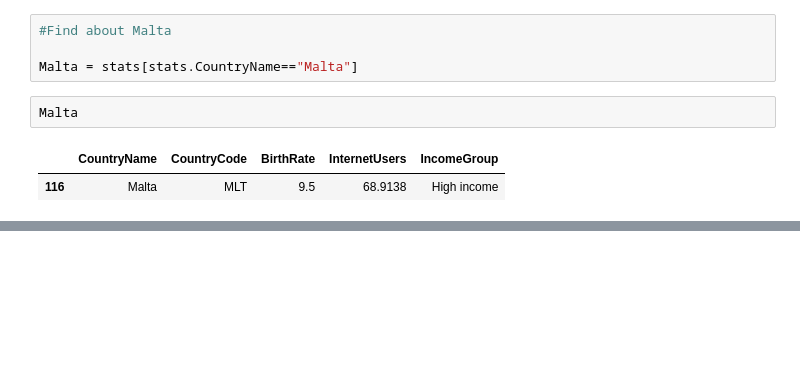
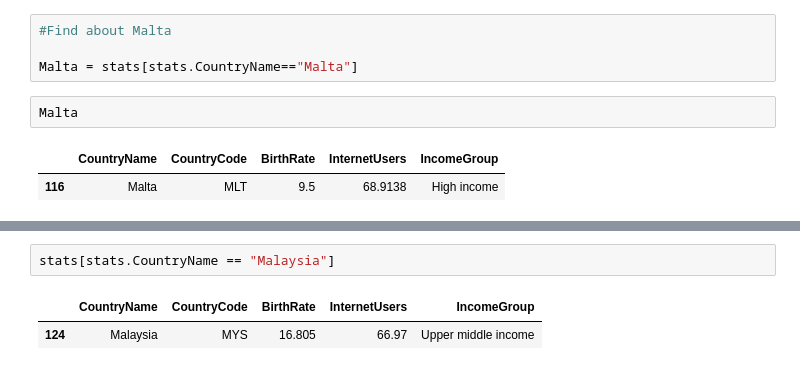
Before and after one commit to epireve/nb-projects, a Jupyter notebook: DataFrames.ipynb, the cells around one changed output, grey strips where cells are left out. Drawn from its saved outputs; the diff is of its cells as text; blank space fills up the shorter version.

```diff
--- a/DataFrames.ipynb
+++ b/DataFrames.ipynb
@@ -552,0 +639,5 @@ Malta
+# %%
+stats[stats.CountryName == "Malaysia"]
+# %% [output]
+|  | CountryName | CountryCode | BirthRate | InternetUsers | IncomeGroup |
+| 124 | Malaysia | MYS | 16.805 | 66.97 | Upper middle income |
```
Also changed, not shown: parts of 14 cells of this notebook.
